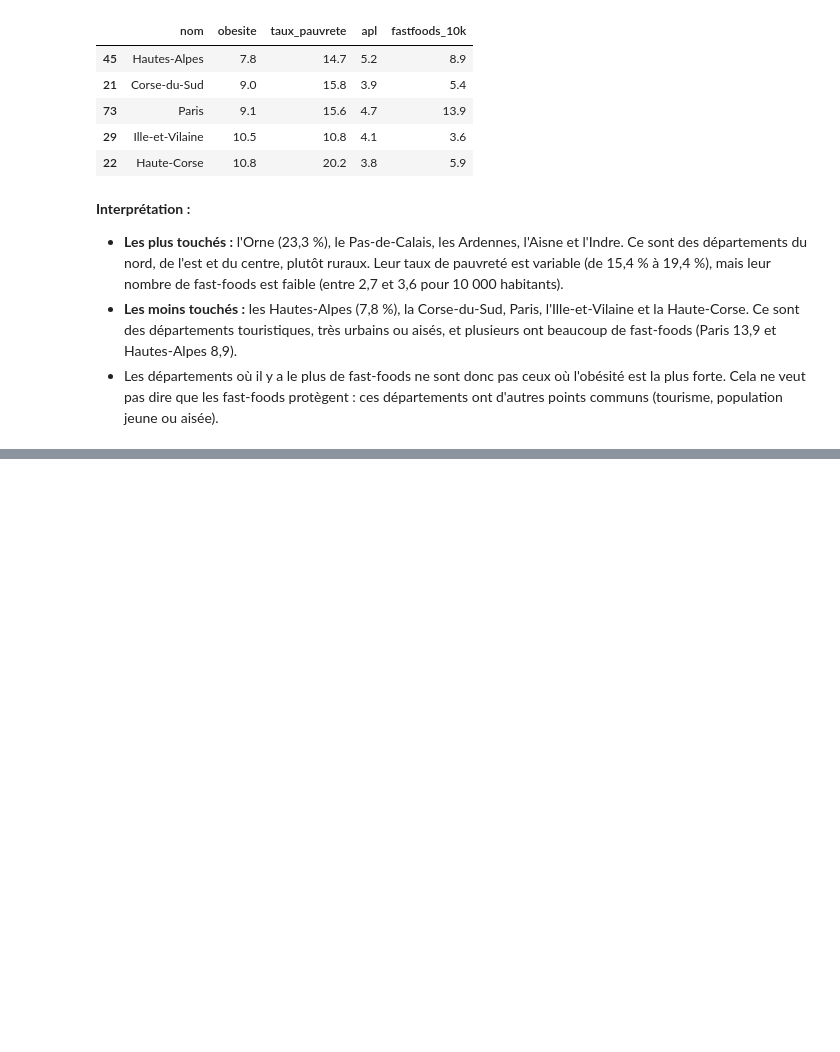
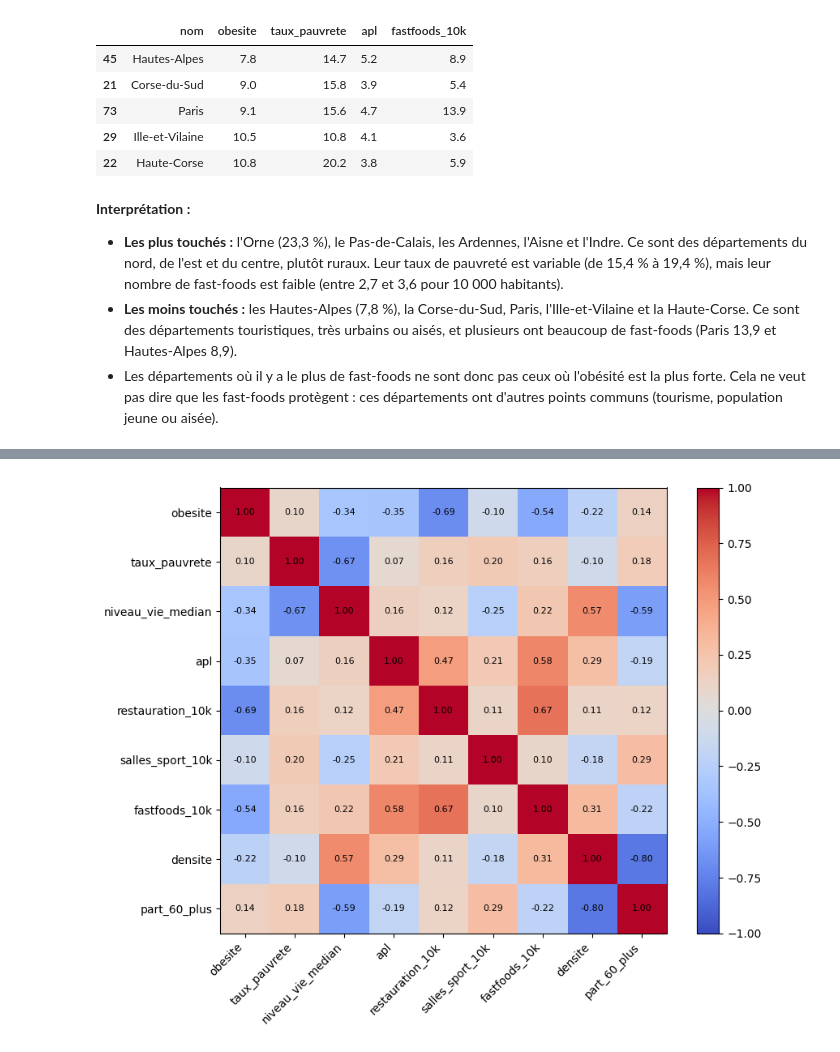
Before and after one commit to leonardlevi/projet-2A, a Jupyter notebook: notebooks/01_descriptif.ipynb, the cells around one changed output, grey strips where cells are left out. Drawn from its saved outputs; the diff is of its cells as text; code cells hidden in the pictures; blank space fills up the shorter version.

```diff
--- a/notebooks/01_descriptif.ipynb
+++ b/notebooks/01_descriptif.ipynb
@@ -117,0 +122,18 @@ df.sort_values("obesite")[colonnes].head(5).round(1)
+# %%
+correlations = df[variables].corr(method="spearman")
+
+fig, ax = plt.subplots(figsize=(9, 7))
+image = ax.imshow(correlations, cmap="coolwarm", vmin=-1, vmax=1)
+ax.set_xticks(range(len(variables)))
+ax.set_xticklabels(variables, rotation=45, ha="right")
+ax.set_yticks(range(len(variables)))
+ax.set_yticklabels(variables)
+for i in range(len(variables)):
+    for j in range(len(variables)):
+        ax.text(j, i, f"{correlations.iloc[i, j]:.2f}", ha="center", va="center", fontsize=8)
+fig.colorbar(image)
+plt.tight_layout()
+plt.savefig("../figures/desc_correlations.png", dpi=150)
+plt.show()
+# %% [output]
+[figure, added]
```
Also changed, not shown: parts of 5 cells of this notebook, 2 other files.
